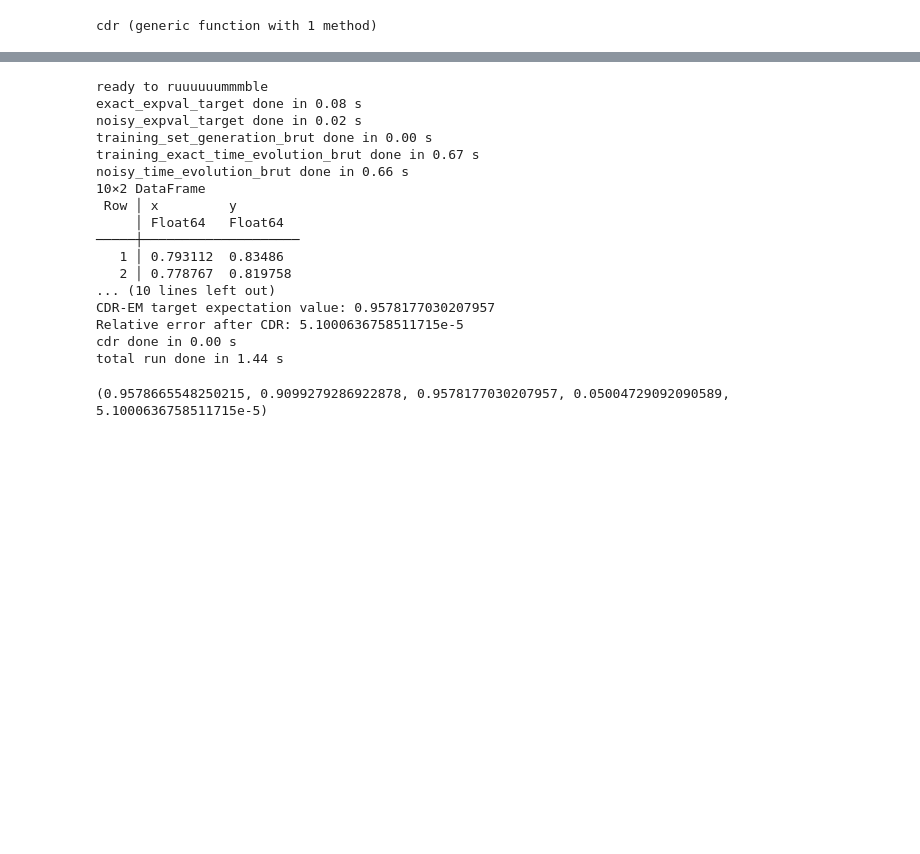
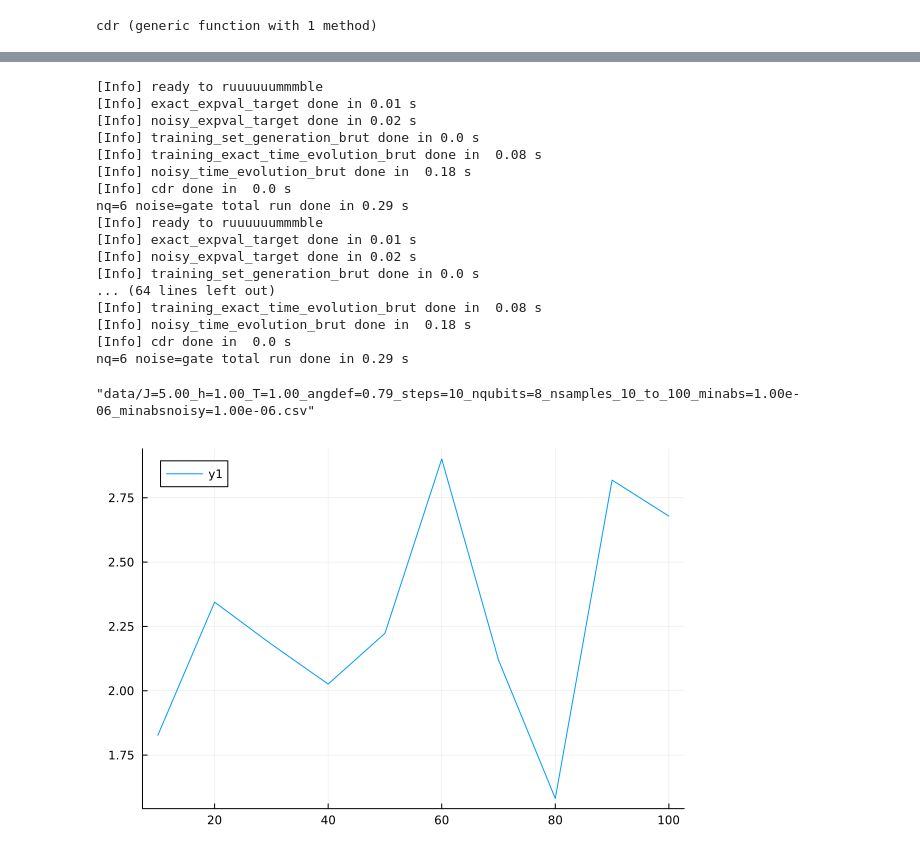
Before and after one commit to julia-guignon/pp-em, a Jupyter notebook: cdr/trotter_perturbation.ipynb, the cells around one changed output, grey strips where cells are left out. Drawn from its saved outputs; the diff is of its cells as text; code cells hidden in the pictures; blank space fills up the shorter version.

```diff
--- a/cdr/trotter_perturbation.ipynb
+++ b/cdr/trotter_perturbation.ipynb
@@ -322,34 +420,52 @@ full_run (generic function with 1 method)
 # %%
-nq = 8
+nqubits = 8
 steps = 10
-angle_definition = pi/8
+angle_definition = pi/4
 T = 1.0
 J = 5.0 #J > 0 in ferromagnetic phase, J < 0 in antiferromagnetic phase
 h = 1.0 #abs(h) < abs(J) in ordered phase
 trotter = trotter_setup(nq, steps, T, J, h);
+nsamples = 10:10:100
 
 noise_kind = "gate"
 min_abs_coeff = 1e-6;
 min_abs_coeff_noisy = min_abs_coeff;
 
-full_run(nq, steps, angle_definition, T, J, h, trotter, noise_kind, min_abs_coeff, min_abs_coeff_noisy)
+
+rel_err_ratio_gate = []
+
+for nsample=nsamples
+
+    exact_expvals, noisy_expvals, corr_energy, rel_error_before, rel_error_after = full_run(trotter, angle_definition, "gate", min_abs_coeff, min_abs_coeff_noisy; num_samples=nsample)
+    push!(rel_err_ratio_gate, rel_error_before/rel_error_after)
+
+end
 # %% [output]
-ready to ruuuuuummmble
-exact_expval_target done in 0.08 s
-noisy_expval_target done in 0.02 s
-training_set_generation_brut done in 0.00 s
-training_exact_time_evolution_brut done in 0.67 s
-noisy_time_evolution_brut done in 0.66 s
-10×2 DataFrame
- Row │ x         y
-     │ Float64   Float64
-─────┼────────────────────
-   1 │ 0.793112  0.83486
-   2 │ 0.778767  0.819758
-... (10 lines left out)
-CDR-EM target expectation value: 0.9578177030207957
-Relative error after CDR: 5.1000636758511715e-5
-cdr done in 0.00 s
-total run done in 1.44 s
+[Info] ready to ruuuuuummmble
+[Info] exact_expval_target done in 0.01 s
+[Info] noisy_expval_target done in 0.02 s
+[Info] training_set_generation_brut done in 0.0 s
+[Info] training_exact_time_evolution_brut done in  0.08 s
+[Info] noisy_time_evolution_brut done in  0.18 s
+[Info] cdr done in  0.0 s
+nq=6 noise=gate total run done in 0.29 s
+[Info] ready to ruuuuuummmble
+[Info] exact_expval_target done in 0.01 s
+[Info] noisy_expval_target done in 0.02 s
+[Info] training_set_generation_brut done in 0.0 s
+... (64 lines left out)
+[Info] training_exact_time_evolution_brut done in  0.08 s
+[Info] noisy_time_evolution_brut done in  0.18 s
+[Info] cdr done in  0.0 s
+nq=6 noise=gate total run done in 0.29 s
-(0.9578665548250215, 0.9099279286922878, 0.9578177030207957, 0.05004729092090589, 5.1000636758511715e-5)
+# %%
+df = DataFrame(nqubits = nqubits, rel_err_ratio_gate = rel_err_ratio_gate)
+fn = format("data/J={:.2f}_h={:.2f}_T={:.2f}_angdef={:.2f}_steps={:n}_nqubits={:n}_nsamples_{:n}_to_{:n}_minabs={:.2e}_minabsnoisy={:.2e}.csv", J, h, T, angle_definition, steps, nqubits, nsamples[1], nsamples[end], min_abs_coeff, min_abs_coeff_noisy)
+CSV.write(fn, df)
+# %% [output]
+"data/J=5.00_h=1.00_T=1.00_angdef=0.79_steps=10_nqubits=8_nsamples_10_to_100_minabs=1.00e-06_minabsnoisy=1.00e-06.csv"
+# %%
+plot(nsamples, rel_err_ratio_gate)
+# %% [output]
+[figure, added]
 # %%
```
Also changed, not shown: parts of 15 cells of this notebook, 1 other file.
